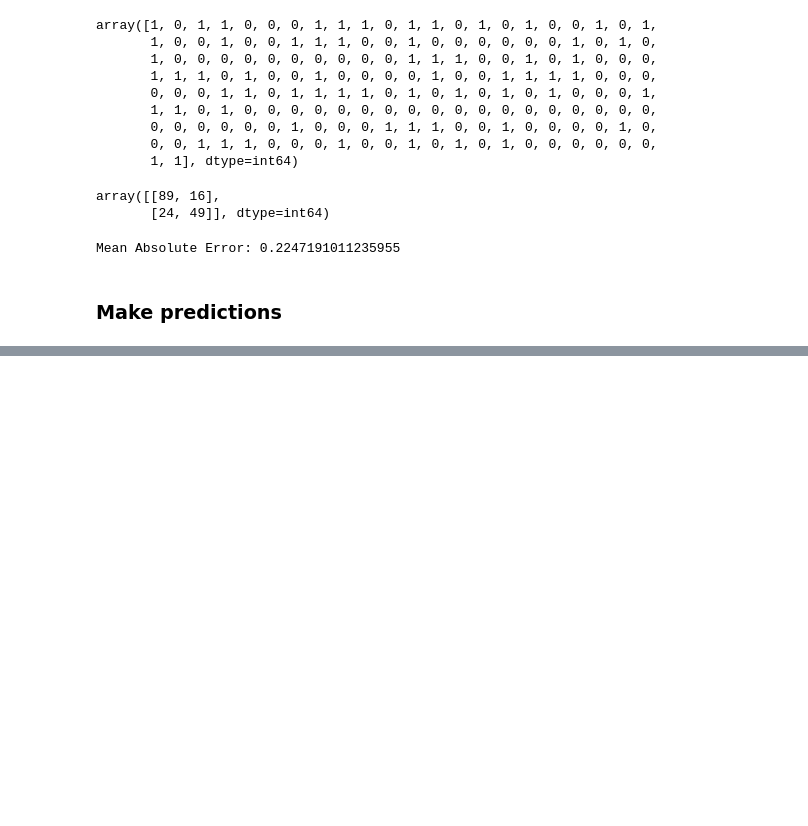
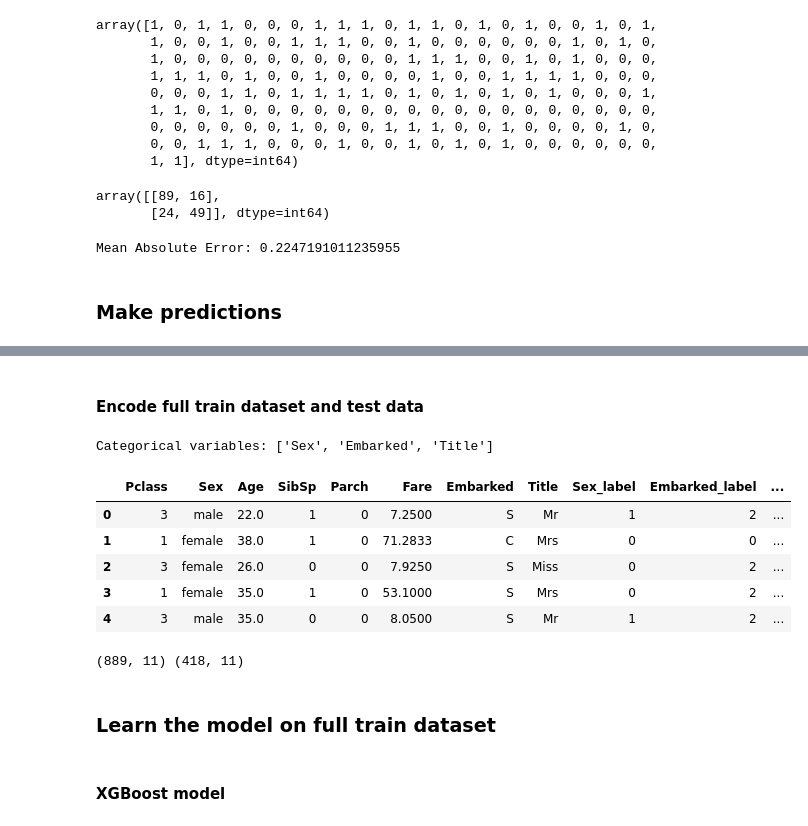
Before and after one commit to mikheevsm/titanic, a Jupyter notebook: titanic_model.ipynb, the cells around one changed output, grey strips where cells are left out. Drawn from its saved outputs; the diff is of its cells as text; code cells hidden in the pictures; blank space fills up the shorter version.

```diff
--- a/titanic_model.ipynb
+++ b/titanic_model.ipynb
@@ -600,0 +818,4 @@ score = metrics.roc_auc_score(test['outcome'], ypred)
+# %%
+missing_fare = fare_dic[fare_line.Pclass.item()]
+ind = fare_line.index.item()
+print('missing_fare: ' +  str(missing_fare) + '  index: ' + str(ind))
@@ -600,0 +824,2 @@ score = metrics.roc_auc_score(test['outcome'], ypred)
+# %%
+test_data.at[ind, 'Fare'] = missing_fare
@@ -600,0 +830,5 @@ score = metrics.roc_auc_score(test['outcome'], ypred)
+# %%
+#drop_not_usable_cols
+cols_to_drop = ['Cabin','Name','Ticket','PassengerId']
+
+test_data_clean = test_data.drop(cols_to_drop, axis=1)
@@ -600,0 +844,34 @@ score = metrics.roc_auc_score(test['outcome'], ypred)
+# %% [markdown]
+#### Encode full train dataset and test data
+# %%
+print("Categorical variables:", object_cols )
+# %% [output]
+Categorical variables: ['Sex', 'Embarked', 'Title']
+# %%
+#copy data to a new df to form data w encoded categorical variables
+X_label = X.copy()
+test_data_label = test_data_clean.copy()
+
+#iterate through categorical variables
+for feature in object_cols:
+    label_encoder = preprocessing.LabelEncoder()
+    label_encoder.fit(X[feature])
+    labeled_fulltrain = label_encoder.transform(X[feature])
+    labeled_test = label_encoder.transform(test_data_clean[feature])
+    X_label[feature + '_label'] = labeled_fulltrain
+    test_data_label[feature + '_label'] = labeled_test
+# %%
+X_label.head()
+# %% [output]
+|  | Pclass | Sex | Age | SibSp | Parch | Fare | Embarked | Title | Sex_label | Embarked_label | ... |
+| 0 | 3 | male | 22.0 | 1 | 0 | 7.2500 | S | Mr | 1 | 2 | ... |
+| 1 | 1 | female | 38.0 | 1 | 0 | 71.2833 | C | Mrs | 0 | 0 | ... |
+| 2 | 3 | female | 26.0 | 0 | 0 | 7.9250 | S | Miss | 0 | 2 | ... |
+| 3 | 1 | female | 35.0 | 1 | 0 | 53.1000 | S | Mrs | 0 | 2 | ... |
+| 4 | 3 | male | 35.0 | 0 | 0 | 8.0500 | S | Mr | 1 | 2 | ... |
+# %%
+print(X_label.shape, test_data_label.shape)
+# %% [output]
+(889, 11) (418, 11)
+# %% [markdown]
+### Learn the model on full train dataset
@@ -600,0 +881,2 @@ score = metrics.roc_auc_score(test['outcome'], ypred)
+# %% [markdown]
+#### XGBoost model
```
Also changed, not shown: parts of 53 cells of this notebook.
